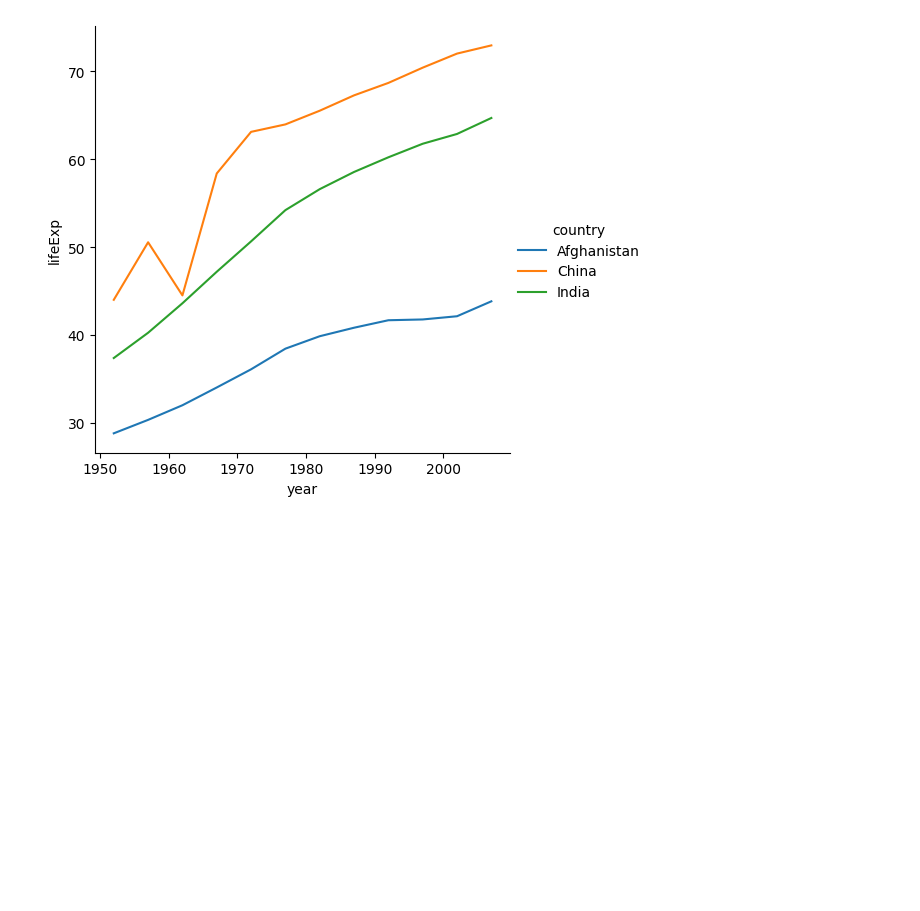
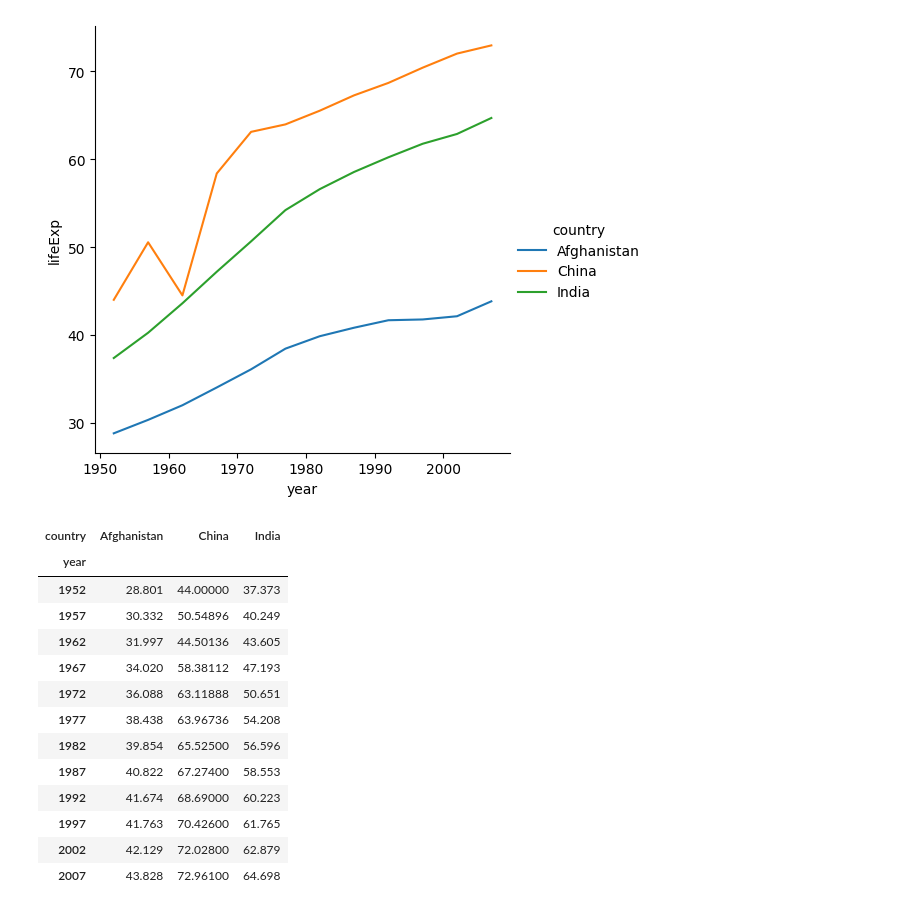
Before and after one commit to soni-vaishnavi/My_Daily_Work, a Jupyter notebook: ML/visualization/seabrn.ipynb, the cells around one changed output. Drawn from its saved outputs; the diff is of its cells as text; code cells hidden in the pictures; blank space fills up the shorter version.

```diff
--- a/ML/visualization/seabrn.ipynb
+++ b/ML/visualization/seabrn.ipynb
@@ -98,0 +99,17 @@ sns.relplot(data=indiadf, kind='line', y='lifeExp', x='year', hue='country', err
+# %%
+ivot
+# %% [output]
+| country | Afghanistan | China | India |
+| year |  |  |  |
+| 1952 | 28.801 | 44.00000 | 37.373 |
+| 1957 | 30.332 | 50.54896 | 40.249 |
+| 1962 | 31.997 | 44.50136 | 43.605 |
+| 1967 | 34.020 | 58.38112 | 47.193 |
+| 1972 | 36.088 | 63.11888 | 50.651 |
+| 1977 | 38.438 | 63.96736 | 54.208 |
+| 1982 | 39.854 | 65.52500 | 56.596 |
+| 1987 | 40.822 | 67.27400 | 58.553 |
+| 1992 | 41.674 | 68.69000 | 60.223 |
+| 1997 | 41.763 | 70.42600 | 61.765 |
+| 2002 | 42.129 | 72.02800 | 62.879 |
+| 2007 | 43.828 | 72.96100 | 64.698 |
```
Also changed, not shown: parts of 4 cells of this notebook.
